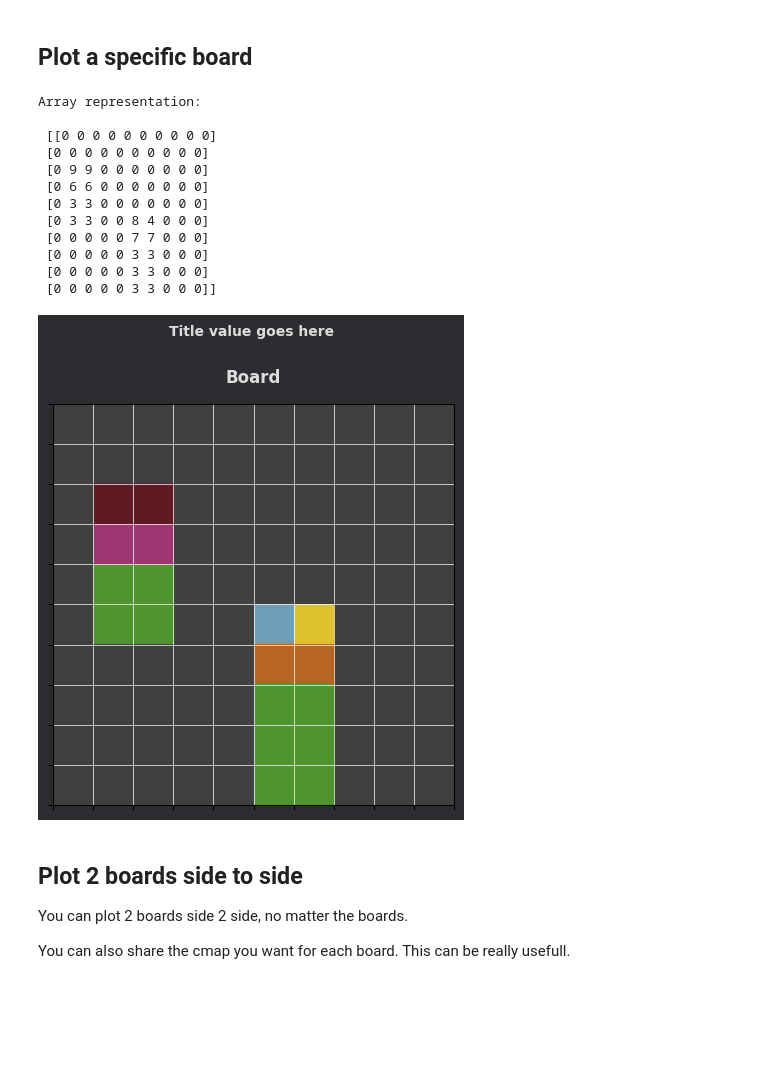
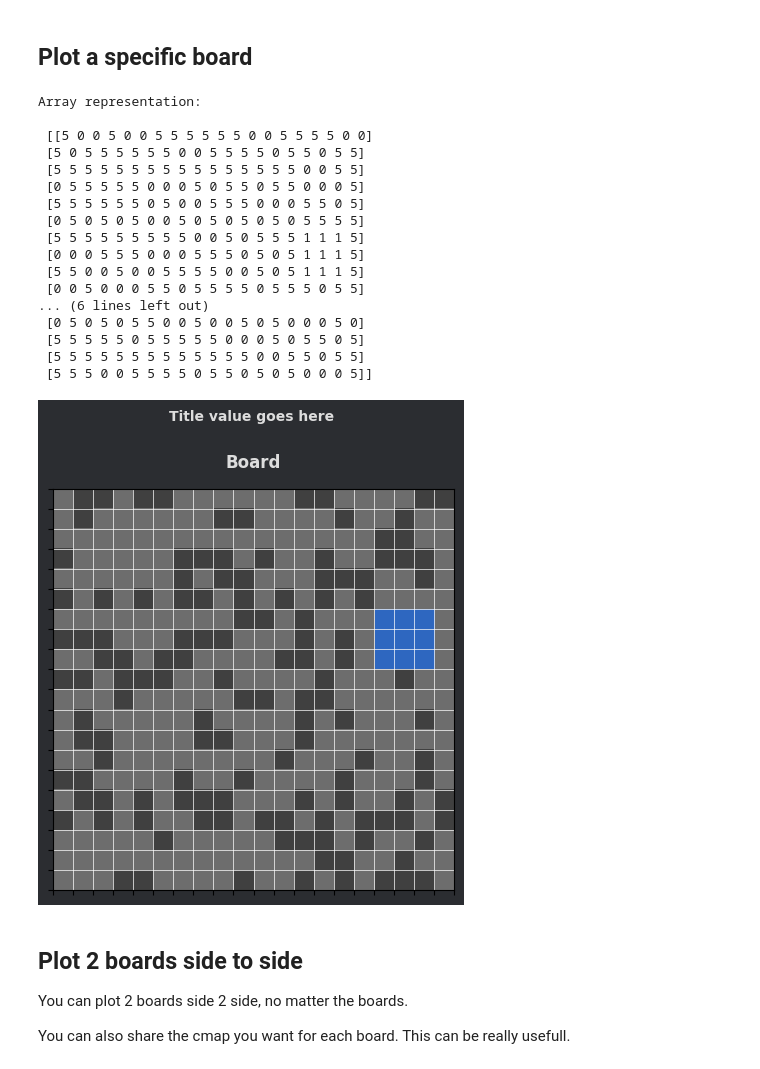
Before and after one commit to MaloLM/arc-genesis, a Jupyter notebook: source/challenges_plotting.ipynb, the cells around one changed output. Drawn from its saved outputs; the diff is of its cells as text; code cells hidden in the pictures; blank space fills up the shorter version.

```diff
--- a/source/challenges_plotting.ipynb
+++ b/source/challenges_plotting.ipynb
@@ -19,12 +20,9 @@ from abstract_and_reason.assets import load_json
 # %%
-base_path = '../data/challenges/'
-
-# Reading files
-training_challenges =  load_json(base_path +'arc-agi_training_challenges.json')
-training_solutions =   load_json(base_path +'arc-agi_training_solutions.json')
-evaluation_challenges = load_json(base_path +'arc-agi_evaluation_challenges.json')
-evaluation_solutions = load_json(base_path +'arc-agi_evaluation_solutions.json')
-test_challenges = load_json(base_path +'arc-agi_test_challenges.json')
-sample_submission = load_json(base_path + 'sample_submission.json')
+training_challenges = abstract_and_reason.training_challenges
+training_solutions = abstract_and_reason.training_solutions
+evaluation_challenges = abstract_and_reason.evaluation_challenges
+evaluation_solutions = abstract_and_reason.evaluation_solutions
+test_challenges = abstract_and_reason.test_challenges
+sample_submission = abstract_and_reason.sample_submission
 # %%
 train_ids = list(training_challenges)
@@ -86,25 +82,28 @@ board = abstract_and_reason.get_challenge_board(random_id, training_challenges,
 # %% [markdown]
 ## Plot a specific board
 # %%
-board = puzzle_outs_train[0]
-
 print("Array representation: \n\n", board, "\n")
 
 abstract_and_reason.graphics.plot_board("Title value goes here", board)
 # %% [output]
 Array representation:
 
- [[0 0 0 0 0 0 0 0 0 0]
- [0 0 0 0 0 0 0 0 0 0]
- [0 9 9 0 0 0 0 0 0 0]
- [0 6 6 0 0 0 0 0 0 0]
- [0 3 3 0 0 0 0 0 0 0]
- [0 3 3 0 0 8 4 0 0 0]
- [0 0 0 0 0 7 7 0 0 0]
- [0 0 0 0 0 3 3 0 0 0]
- [0 0 0 0 0 3 3 0 0 0]
- [0 0 0 0 0 3 3 0 0 0]]
+ [[5 0 0 5 0 0 5 5 5 5 5 5 0 0 5 5 5 5 0 0]
+ [5 0 5 5 5 5 5 5 0 0 5 5 5 5 0 5 5 0 5 5]
+ [5 5 5 5 5 5 5 5 5 5 5 5 5 5 5 5 0 0 5 5]
+ [0 5 5 5 5 5 0 0 0 5 0 5 5 0 5 5 0 0 0 5]
+ [5 5 5 5 5 5 0 5 0 0 5 5 5 0 0 0 5 5 0 5]
+ [0 5 0 5 0 5 0 0 5 0 5 0 5 0 5 0 5 5 5 5]
+ [5 5 5 5 5 5 5 5 5 0 0 5 0 5 5 5 1 1 1 5]
+ [0 0 0 5 5 5 0 0 0 5 5 5 0 5 0 5 1 1 1 5]
+ [5 5 0 0 5 0 0 5 5 5 5 0 0 5 0 5 1 1 1 5]
+ [0 0 5 0 0 0 5 5 0 5 5 5 5 0 5 5 5 0 5 5]
+... (6 lines left out)
+ [0 5 0 5 0 5 5 0 0 5 0 0 5 0 5 0 0 0 5 0]
+ [5 5 5 5 5 0 5 5 5 5 5 0 0 0 5 0 5 5 0 5]
+ [5 5 5 5 5 5 5 5 5 5 5 5 5 0 0 5 5 0 5 5]
+ [5 5 5 0 0 5 5 5 5 0 5 5 0 5 0 5 0 0 0 5]]
-[figure, old version]
+[figure, new version]
 # %% [markdown]
 ## Plot 2 boards side to side
 
```
Also changed, not shown: parts of 12 cells of this notebook, 17 other files.
